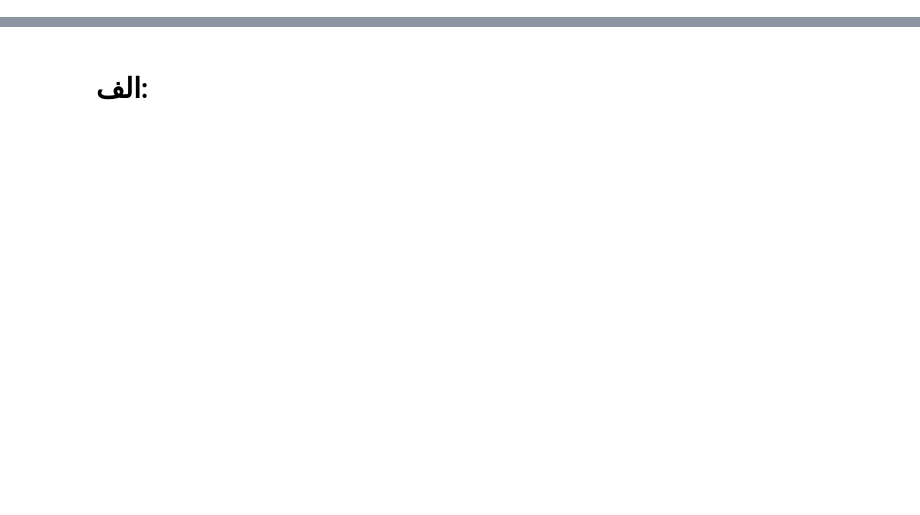
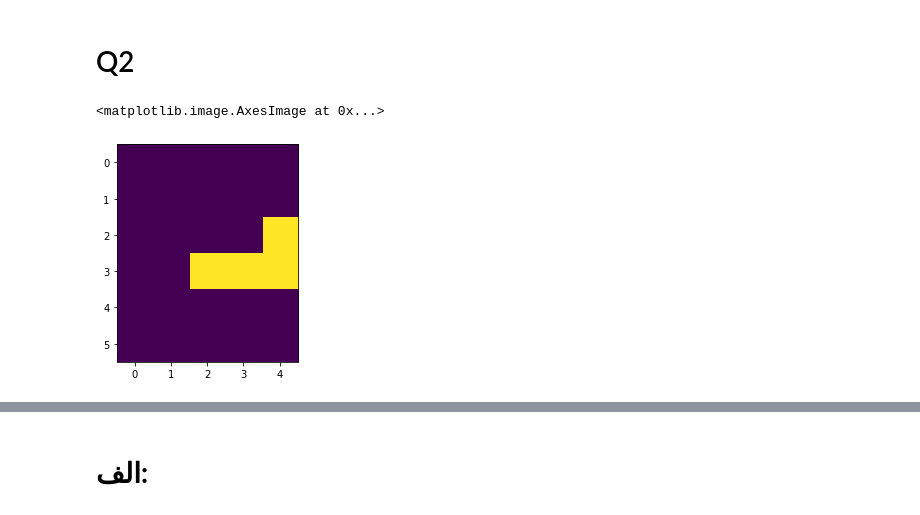
Before and after one commit to parsaeisa/computer_vision, a Jupyter notebook: HW8/tamrin8/HW[8].ipynb, the cells around one changed output, grey strips where cells are left out. Saved outputs shown, nothing was run; the diff lists cells and outputs as text; code cells hidden in the pictures; blank space fills up the shorter version.

```diff
--- a/HW8/tamrin8/HW[8].ipynb
+++ b/HW8/tamrin8/HW[8].ipynb
@@ -5,0 +42,28 @@
+# %% [markdown]
+# Q2
+# %%
+import numpy as np
+import cv2
+import matplotlib.pyplot as plt
+
+img = np.array([
+    [0,1,0,0,1],
+    [0,1,0,0,1],
+    [0,1,1,1,1],
+    [0,1,1,1,1],
+    [0,1,0,0,1],
+    [0,1,0,0,1],
+]).astype('uint8')
+
+strc_elem = np.array([
+    [0,1],
+    [1,1]
+]).astype('uint8')
+# %%
+# first time
+# erode :
+img = cv2.erode(img ,strc_elem , cv2.BORDER_CONSTANT, iterations=1)
+plt.imshow(img)
+# %% [output]
+<matplotlib.image.AxesImage at 0x...>
+[figure, added]
```
Also changed, not shown: parts of 23 cells of this notebook.
